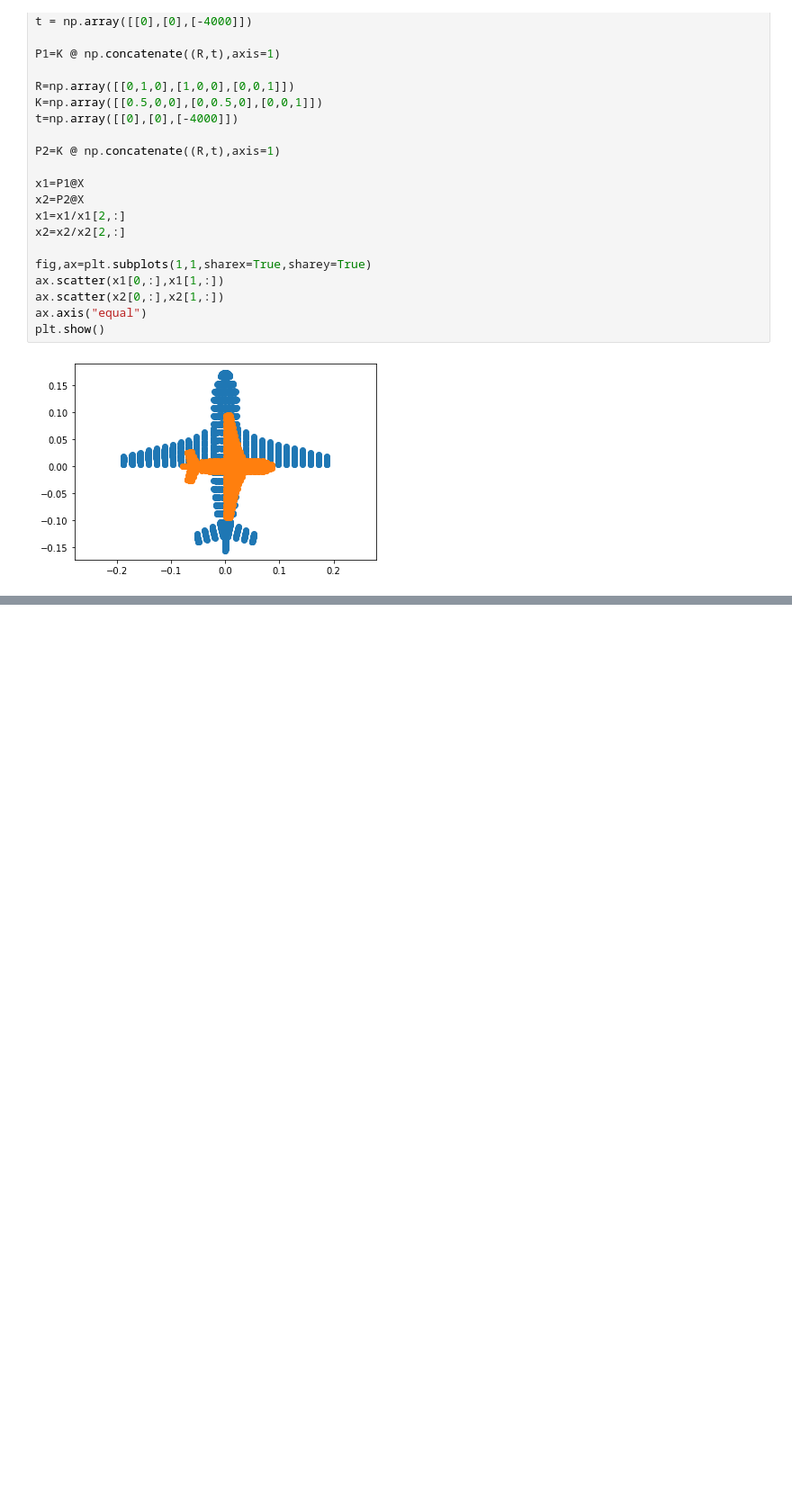
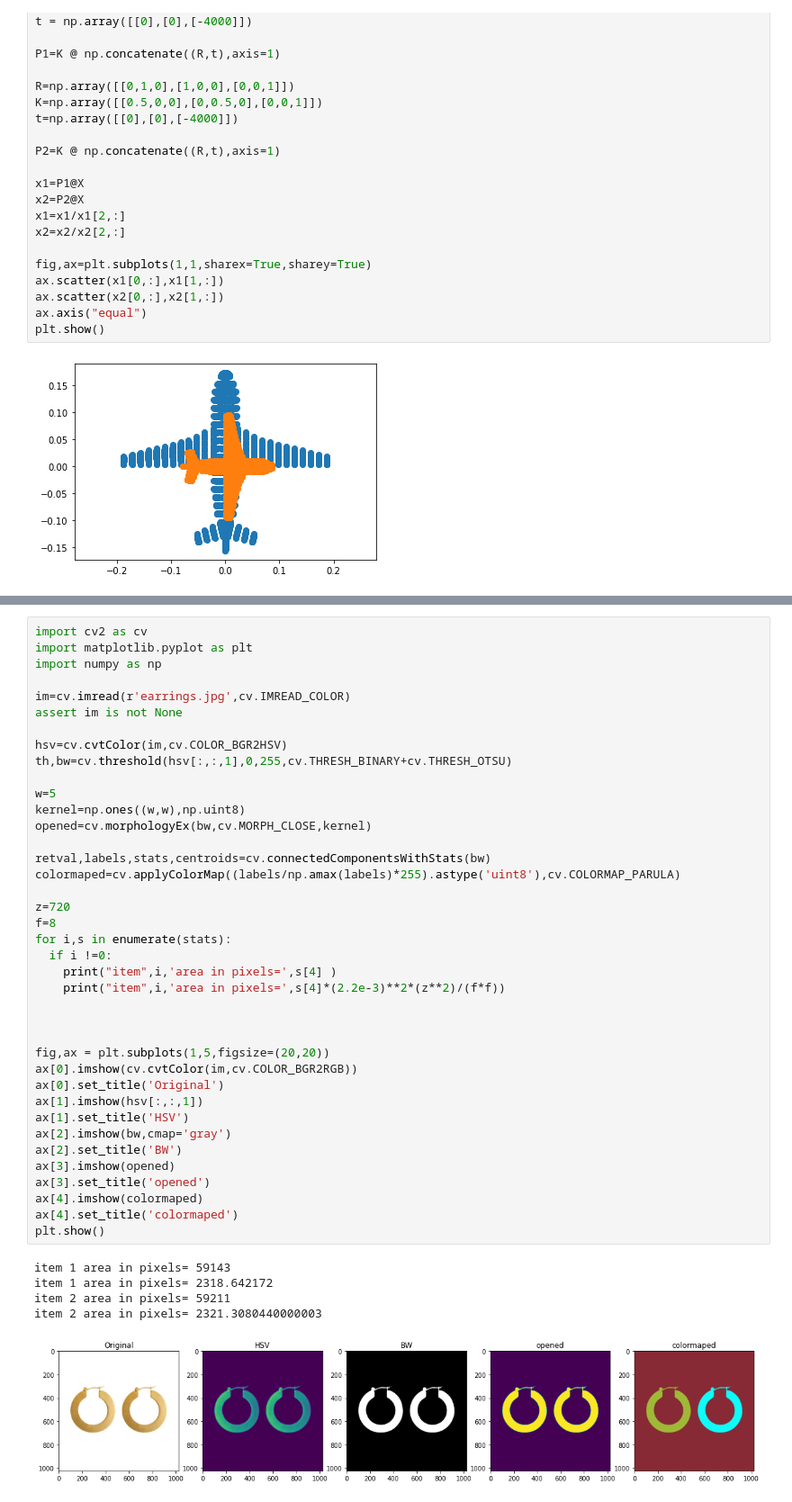
Before and after one commit to dulmi-99/Image-Processing-and-Machine-Vision, a Jupyter notebook: Exercises/Exercise 7/190107T_Exercise_7.ipynb, the cells around one changed output, grey strips where cells are left out. Shown at 90% size. Cells and saved outputs as stored; diff of their text form; blank space fills up the shorter version.

```diff
--- a/Exercises/Exercise 7/190107T_Exercise_7.ipynb
+++ b/Exercises/Exercise 7/190107T_Exercise_7.ipynb
@@ -55,0 +140,45 @@ plt.show()
+# %%
+import cv2 as cv
+import matplotlib.pyplot as plt
+import numpy as np
+
+im=cv.imread(r'earrings.jpg',cv.IMREAD_COLOR)
+assert im is not None
+
+hsv=cv.cvtColor(im,cv.COLOR_BGR2HSV)
+th,bw=cv.threshold(hsv[:,:,1],0,255,cv.THRESH_BINARY+cv.THRESH_OTSU)
+
+w=5
+kernel=np.ones((w,w),np.uint8)
+opened=cv.morphologyEx(bw,cv.MORPH_CLOSE,kernel)
+
+retval,labels,stats,centroids=cv.connectedComponentsWithStats(bw)
+colormaped=cv.applyColorMap((labels/np.amax(labels)*255).astype('uint8'),cv.COLORMAP_PARULA)
+
+z=720
+f=8
+for i,s in enumerate(stats):
+  if i !=0:
+    print("item",i,'area in pixels=',s[4] )
+    print("item",i,'area in pixels=',s[4]*(2.2e-3)**2*(z**2)/(f*f))
+
+
+
+fig,ax = plt.subplots(1,5,figsize=(20,20))
+ax[0].imshow(cv.cvtColor(im,cv.COLOR_BGR2RGB))
+ax[0].set_title('Original')
+ax[1].imshow(hsv[:,:,1])
+ax[1].set_title('HSV')
+ax[2].imshow(bw,cmap='gray')
+ax[2].set_title('BW')
+ax[3].imshow(opened)
+ax[3].set_title('opened')
+ax[4].imshow(colormaped)
+ax[4].set_title('colormaped')
+plt.show()
+# %% [output]
+item 1 area in pixels= 59143
+item 1 area in pixels= 2318.642172
+item 2 area in pixels= 59211
+item 2 area in pixels= 2321.3080440000003
+[figure, added]
```
Also changed, not shown: parts of 2 cells of this notebook, 2 other files.
